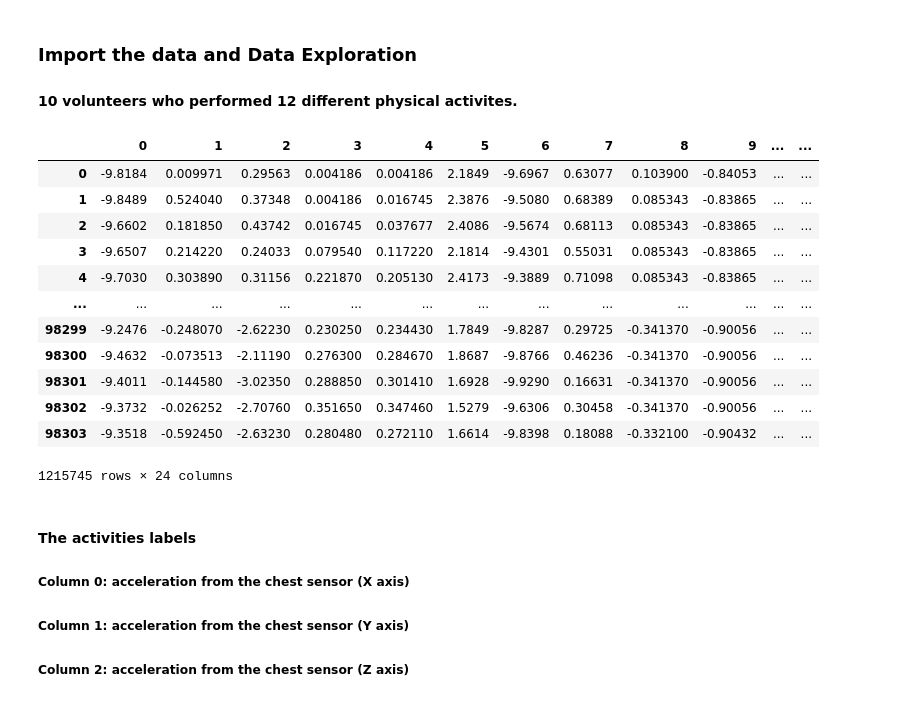
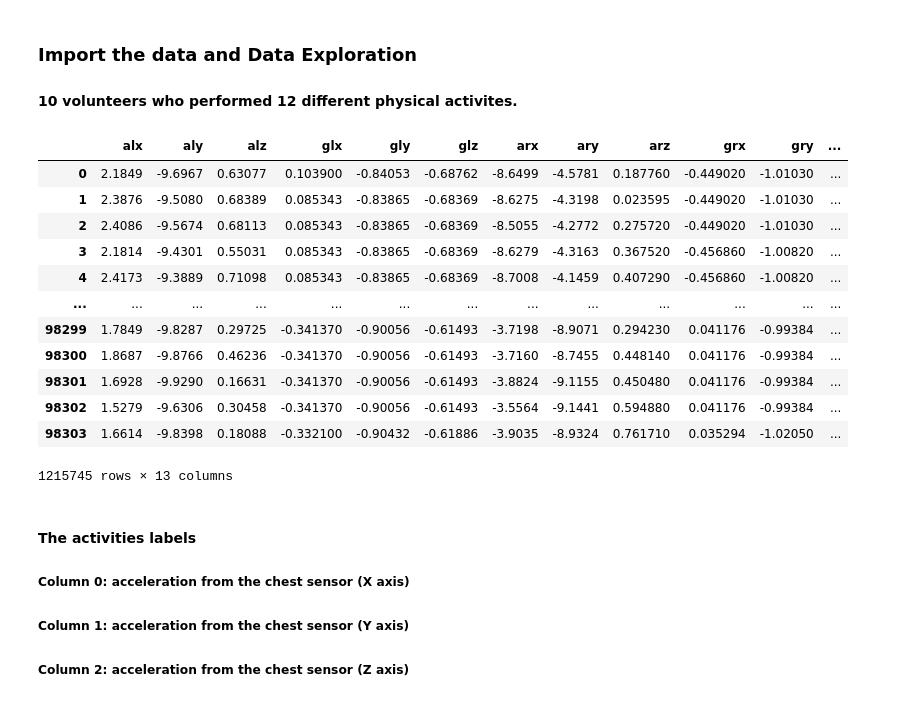
Before and after one commit to hannanote/Mobile_Health_Human_Behavior_Analysis_Project, a Jupyter notebook: MOBILE_HEALTH.ipynb, the cells around one changed output. Drawn from its saved outputs; the diff is of its cells as text; code cells hidden in the pictures.

```diff
--- a/MOBILE_HEALTH.ipynb
+++ b/MOBILE_HEALTH.ipynb
@@ -84,26 +86,31 @@ mHealth_subject1.log
 # %%
 # combine all data
 df = pd.DataFrame()
 
 for i in range(1,11):
   df1 = pd.read_csv(f'MHEALTHDATASET/mHealth_subject{i}.log', header=None, sep='\t')
+  df1 = df1.loc[:, [5,6,7,8,9,10,14,15,16,17,18,19, 23]]
+  df1 = df1.rename(columns={
+      5:"alx", 6:"aly", 7:"alz", 8:"glx", 9:"gly", 10:"glz", 14:"arx",15:"ary", 16:"arz", 17:"grx", 18:"gry", 19:"grz", 23:"Activity"
+      })
   df = pd.concat([df, df1])
 df
 #1215745 rows × 24 columns
+# 1215745 rows × 13 columns
 # %% [output]
-|  | 0 | 1 | 2 | 3 | 4 | 5 | 6 | 7 | 8 | 9 | ... | ... |
-| 0 | -9.8184 | 0.009971 | 0.29563 | 0.004186 | 0.004186 | 2.1849 | -9.6967 | 0.63077 | 0.103900 | -0.84053 | ... | ... |
-| 1 | -9.8489 | 0.524040 | 0.37348 | 0.004186 | 0.016745 | 2.3876 | -9.5080 | 0.68389 | 0.085343 | -0.83865 | ... | ... |
-| 2 | -9.6602 | 0.181850 | 0.43742 | 0.016745 | 0.037677 | 2.4086 | -9.5674 | 0.68113 | 0.085343 | -0.83865 | ... | ... |
-| 3 | -9.6507 | 0.214220 | 0.24033 | 0.079540 | 0.117220 | 2.1814 | -9.4301 | 0.55031 | 0.085343 | -0.83865 | ... | ... |
-| 4 | -9.7030 | 0.303890 | 0.31156 | 0.221870 | 0.205130 | 2.4173 | -9.3889 | 0.71098 | 0.085343 | -0.83865 | ... | ... |
+|  | alx | aly | alz | glx | gly | glz | arx | ary | arz | grx | gry | ... |
+| 0 | 2.1849 | -9.6967 | 0.63077 | 0.103900 | -0.84053 | -0.68762 | -8.6499 | -4.5781 | 0.187760 | -0.449020 | -1.01030 | ... |
+| 1 | 2.3876 | -9.5080 | 0.68389 | 0.085343 | -0.83865 | -0.68369 | -8.6275 | -4.3198 | 0.023595 | -0.449020 | -1.01030 | ... |
+| 2 | 2.4086 | -9.5674 | 0.68113 | 0.085343 | -0.83865 | -0.68369 | -8.5055 | -4.2772 | 0.275720 | -0.449020 | -1.01030 | ... |
+| 3 | 2.1814 | -9.4301 | 0.55031 | 0.085343 | -0.83865 | -0.68369 | -8.6279 | -4.3163 | 0.367520 | -0.456860 | -1.00820 | ... |
+| 4 | 2.4173 | -9.3889 | 0.71098 | 0.085343 | -0.83865 | -0.68369 | -8.7008 | -4.1459 | 0.407290 | -0.456860 | -1.00820 | ... |
 | ... | ... | ... | ... | ... | ... | ... | ... | ... | ... | ... | ... | ... |
-| 98299 | -9.2476 | -0.248070 | -2.62230 | 0.230250 | 0.234430 | 1.7849 | -9.8287 | 0.29725 | -0.341370 | -0.90056 | ... | ... |
-| 98300 | -9.4632 | -0.073513 | -2.11190 | 0.276300 | 0.284670 | 1.8687 | -9.8766 | 0.46236 | -0.341370 | -0.90056 | ... | ... |
-| 98301 | -9.4011 | -0.144580 | -3.02350 | 0.288850 | 0.301410 | 1.6928 | -9.9290 | 0.16631 | -0.341370 | -0.90056 | ... | ... |
-| 98302 | -9.3732 | -0.026252 | -2.70760 | 0.351650 | 0.347460 | 1.5279 | -9.6306 | 0.30458 | -0.341370 | -0.90056 | ... | ... |
-| 98303 | -9.3518 | -0.592450 | -2.63230 | 0.280480 | 0.272110 | 1.6614 | -9.8398 | 0.18088 | -0.332100 | -0.90432 | ... | ... |
+| 98299 | 1.7849 | -9.8287 | 0.29725 | -0.341370 | -0.90056 | -0.61493 | -3.7198 | -8.9071 | 0.294230 | 0.041176 | -0.99384 | ... |
+| 98300 | 1.8687 | -9.8766 | 0.46236 | -0.341370 | -0.90056 | -0.61493 | -3.7160 | -8.7455 | 0.448140 | 0.041176 | -0.99384 | ... |
+| 98301 | 1.6928 | -9.9290 | 0.16631 | -0.341370 | -0.90056 | -0.61493 | -3.8824 | -9.1155 | 0.450480 | 0.041176 | -0.99384 | ... |
+| 98302 | 1.5279 | -9.6306 | 0.30458 | -0.341370 | -0.90056 | -0.61493 | -3.5564 | -9.1441 | 0.594880 | 0.041176 | -0.99384 | ... |
+| 98303 | 1.6614 | -9.8398 | 0.18088 | -0.332100 | -0.90432 | -0.61886 | -3.9035 | -8.9324 | 0.761710 | 0.035294 | -1.02050 | ... |
-1215745 rows × 24 columns
+1215745 rows × 13 columns
 # %% [markdown]
 #### The activities labels
 ##### Column 0: acceleration from the chest sensor (X axis)
```
Also changed, not shown: parts of 32 cells of this notebook.
